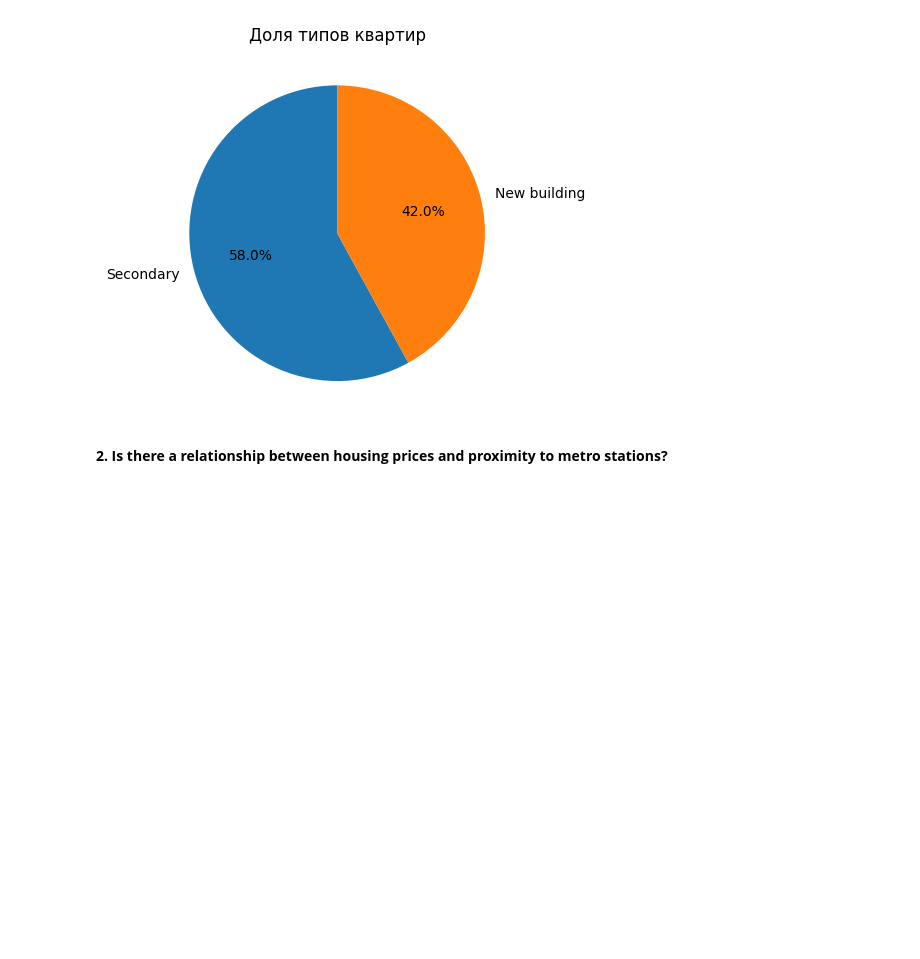
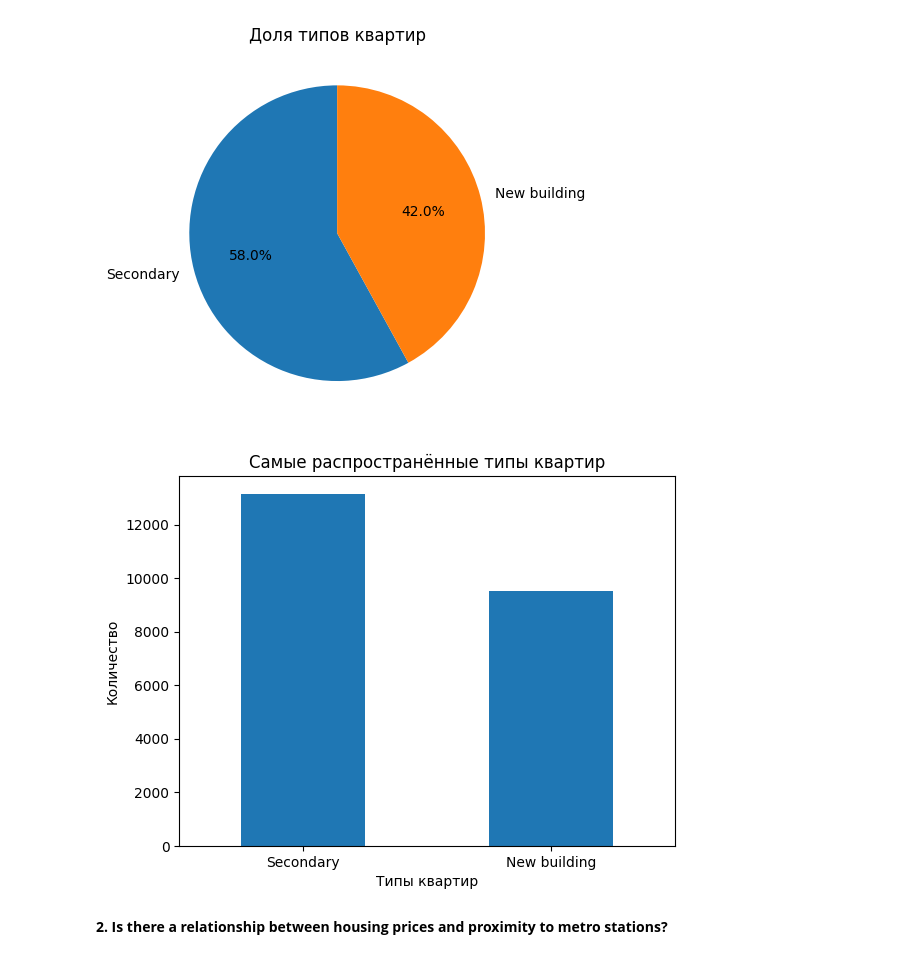
Before and after one commit to WhosArt/Moscow_housing_price, a Jupyter notebook: house_pricing/house_pricing.ipynb, the cells around one changed output. Drawn from its saved outputs; the diff is of its cells as text; code cells hidden in the pictures; blank space fills up the shorter version.

Commit message:
Add a bart chart.

```diff
--- a/house_pricing/house_pricing.ipynb
+++ b/house_pricing/house_pricing.ipynb
@@ -42,5 +45,14 @@ _ = plt.title('Доля типов квартир')
 # %% [output]
 [figure]
+# %%
+df_com_type.plot(kind='bar')
+plt.title('Самые распространённые типы квартир')
+plt.ylabel('Количество')
+plt.xlabel('Типы квартир')
+plt.xticks(rotation=360)
+plt.show()
+# %% [output]
+[figure, added]
 # %% [markdown]
 **2. Is there a relationship between housing prices and proximity to metro stations?**
 # %% [markdown]
```
Also changed, not shown: parts of 2 cells of this notebook.
